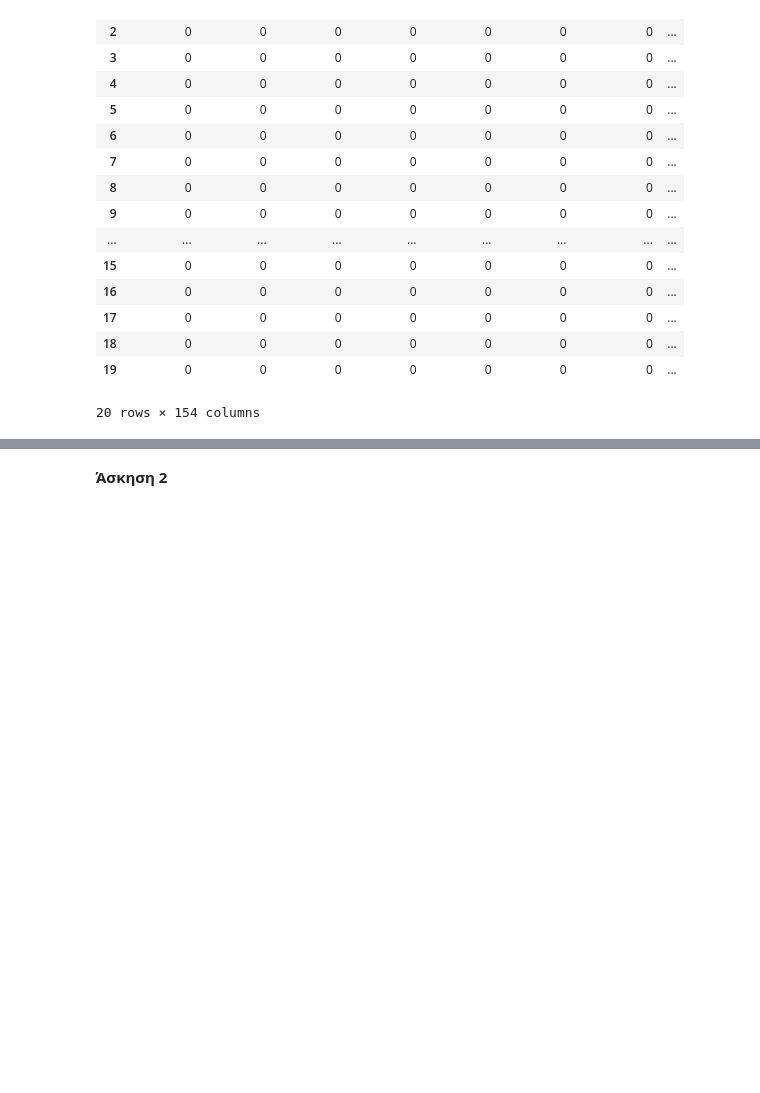
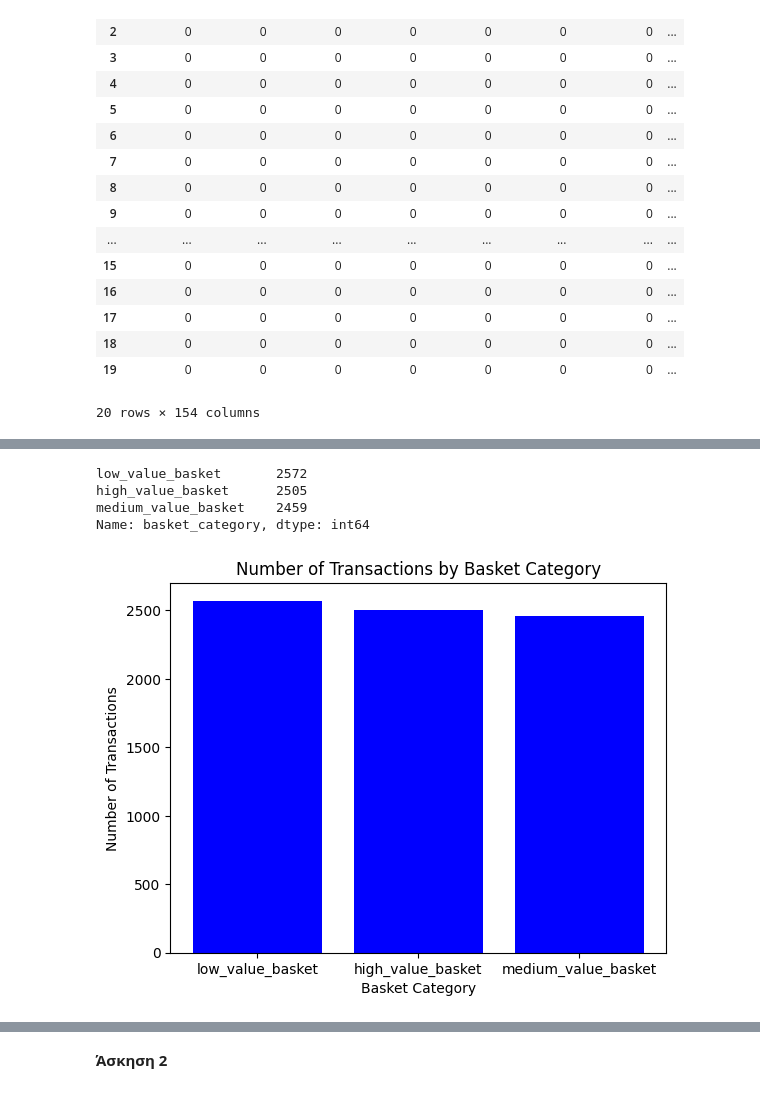
Before and after one commit to Erofili-K/BI-BA, a Jupyter notebook: BI_Ask1.ipynb, the cells around one changed output, grey strips where cells are left out. Cells and saved outputs as stored; diff of their text form; code cells hidden in the pictures; blank space fills up the shorter version.

```diff
--- a/BI_Ask1.ipynb
+++ b/BI_Ask1.ipynb
@@ -155,0 +190,21 @@ binary_ds.head(n=20)
+# %%
+# Διακριτοποίηση της στήλης "basket_value" σε τρεις ισοπληθείς κατηγορίες
+basket_value_bins = pd.qcut(ds['basket_value'], q=3, labels=['low_value_basket', 'medium_value_basket', 'high_value_basket'])
+ds['basket_category'] = basket_value_bins
+
+# Υπολογίζουμε τον αριθμό των αγορών που ανήκουν σε κάθε κατηγορία
+counts = ds['basket_category'].value_counts()
+print(counts)
+# Δημιουργούμε το ιστόγραμμα
+fig, ax = plt.subplots()
+ax.bar(counts.index, counts.values, color='blue')
+ax.set_title('Number of Transactions by Basket Category')
+ax.set_xlabel('Basket Category')
+ax.set_ylabel('Number of Transactions')
+plt.show()
+# %% [output]
+low_value_basket       2572
+high_value_basket      2505
+medium_value_basket    2459
+Name: basket_category, dtype: int64
+[figure, added]
```
Also changed, not shown: parts of 6 cells of this notebook.
